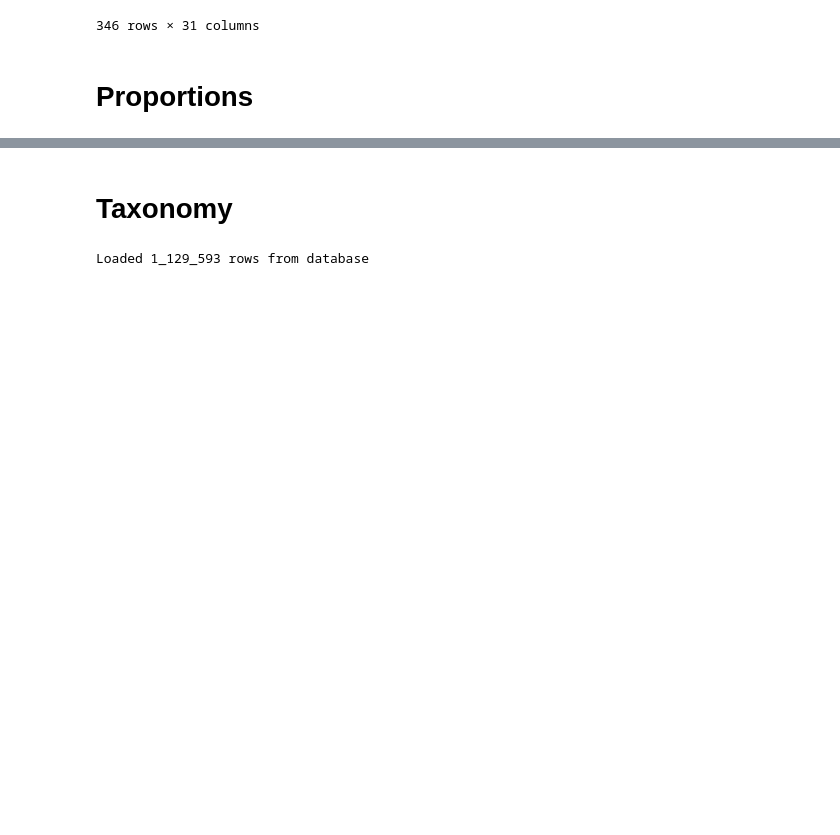
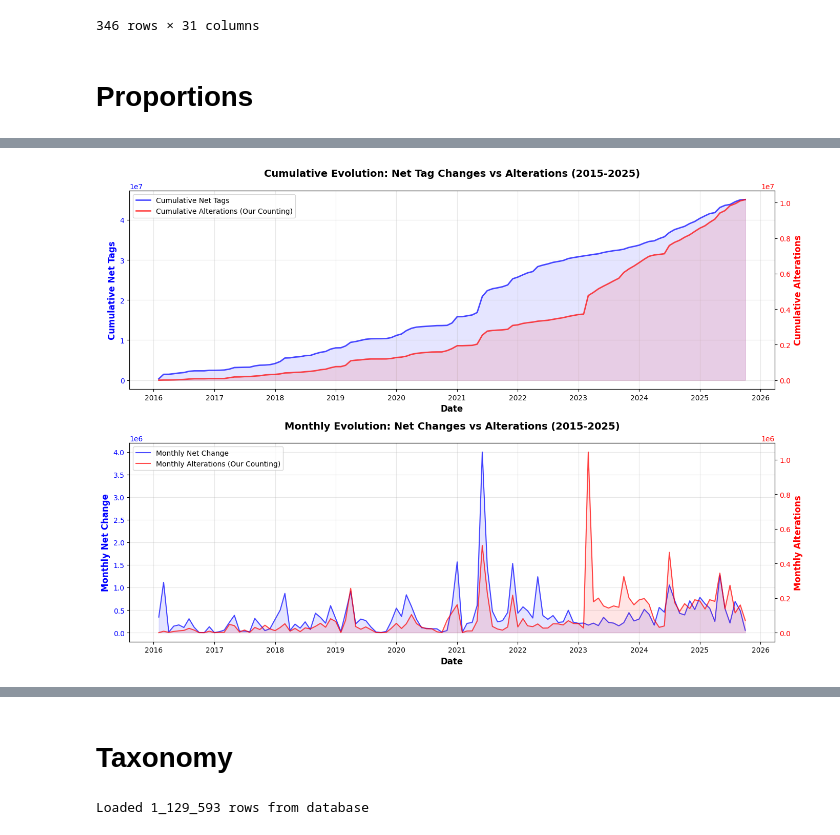
Before and after one commit to srapaport/tags-alterations, a Jupyter notebook: notebooks/quantitative.ipynb, the cells around one changed output, grey strips where cells are left out. Drawn from its saved outputs; the diff is of its cells as text; code cells hidden in the pictures; blank space fills up the shorter version.

```diff
--- a/notebooks/quantitative.ipynb
+++ b/notebooks/quantitative.ipynb
@@ -14,6 +17,7 @@ Libraries imported successfully
 df_all = pd.read_pickle("../data/tags_alteration_full_2025-10_dm.pkl")
 # %%
 df = df_all[df_all['status'] != 'non-legit'].copy()
+df = df[df['old_snap_timestamp'] >= pd.Timestamp('2016-02-23')]
 
 print(f"Total alterations: {len(df_all):_}")
 print(f"Alterations used (excluding non-legit): {len(df):_}")
@@ -419,0 +233,90 @@ Alteration rate in period: 0.3384%
+# %%
+# Create figure with 2 subplots
+fig, (ax1, ax2) = plt.subplots(2, 1, figsize=(14, 10))
+
+# ============================================================
+# FIGURE 1: Cumulative Evolution - Net Changes
+# ============================================================
+ax1_twin = ax1.twinx()
+
+# Plot cumulative net tags on left y-axis
+line1 = ax1.plot(plot_data_net['month_date'], plot_data_net['cumulative'],
+                 'b-', linewidth=2, label='Cumulative Net Tags', alpha=0.7)
+ax1.fill_between(plot_data_net['month_date'], 0, plot_data_net['cumulative'],
+                  alpha=0.1, color='blue')
+
+# Plot cumulative alterations (our counting) on right y-axis
+cumulative_alterations_net = comparison_net['total_alterations'].cumsum()
+line2 = ax1_twin.plot(comparison_net['month_date'], cumulative_alterations_net,
+                      'r-', linewidth=2, label='Cumulative Alterations (Our Counting)', alpha=0.7)
+ax1_twin.fill_between(comparison_net['month_date'], 0, cumulative_alterations_net,
+                       alpha=0.1, color='red')
+
+# Formatting
+ax1.set_xlabel('Date', fontsize=12, fontweight='bold')
+ax1.set_ylabel('Cumulative Net Tags', fontsize=12, fontweight='bold', color='blue')
+ax1_twin.set_ylabel('Cumulative Alterations', fontsize=12, fontweight='bold', color='red')
+ax1.tick_params(axis='y', labelcolor='blue')
+ax1_twin.tick_params(axis='y', labelcolor='red')
+ax1.set_title('Cumulative Evolution: Net Tag Changes vs Alterations (2015-2025)', fontsize=14, fontweight='bold', pad=20)
+ax1.grid(True, alpha=0.3)
+ax1.xaxis.set_major_formatter(mdates.DateFormatter('%Y'))
+ax1.xaxis.set_major_locator(mdates.YearLocator(1))
+
+# Add combined legend
+lines = line1 + line2
+labels = [l.get_label() for l in lines]
+ax1.legend(lines, labels, loc='upper left', fontsize=10)
+
+# ============================================================
+# FIGURE 2: Monthly Evolution - Net Changes
+# ============================================================
+ax2_twin = ax2.twinx()
+
+# Plot monthly net changes on left y-axis
+line3 = ax2.plot(plot_data_net['month_date'], plot_data_net['net_change'],
+                 'b-', linewidth=1.5, label='Monthly Net Change', alpha=0.7)
+# Use different fill for positive and negative values
+ax2.fill_between(plot_data_net['month_date'], 0, plot_data_net['net_change'],
+                  where=(plot_data_net['net_change'] >= 0),
+                  alpha=0.1, color='blue', interpolate=True)
+ax2.fill_between(plot_data_net['month_date'], 0, plot_data_net['net_change'],
+                  where=(plot_data_net['net_change'] < 0),
+                  alpha=0.1, color='orange', interpolate=True)
+
+# Plot monthly alterations on right y-axis
+line4 = ax2_twin.plot(comparison_net['month_date'], comparison_net['total_alterations'],
+                      'r-', linewidth=1.5, label='Monthly Alterations (Our Counting)', alpha=0.7)
+ax2_twin.fill_between(comparison_net['month_date'], 0, comparison_net['total_alterations'],
+                       alpha=0.1, color='red')
+
+# Formatting
+ax2.set_xlabel('Date', fontsize=12, fontweight='bold')
+ax2.set_ylabel('Monthly Net Change', fontsize=12, fontweight='bold', color='blue')
+ax2_twin.set_ylabel('Monthly Alterations', fontsize=12, fontweight='bold', color='red')
+ax2.tick_params(axis='y', labelcolor='blue')
+ax2_twin.tick_params(axis='y', labelcolor='red')
+ax2.set_title('Monthly Evolution: Net Changes vs Alterations (2015-2025)', fontsize=14, fontweight='bold', pad=20)
+ax2.grid(True, alpha=0.3)
+ax2.xaxis.set_major_formatter(mdates.DateFormatter('%Y'))
+ax2.xaxis.set_major_locator(mdates.YearLocator(1))
+
+# Add combined legend
+lines = line3 + line4
+labels = [l.get_label() for l in lines]
+ax2.legend(lines, labels, loc='upper left', fontsize=10)
+
+plt.tight_layout()
+plt.show()
+
+print(f"\nComparison Statistics:")
+print(f"  Cumulative net tags: {plot_data_net['cumulative'].iloc[-1]:_}")
+print(f"  Cumulative alterations (our counting): {cumulative_alterations_net.iloc[-1]:_}")
+print(f"  Ratio (alterations/net): {(cumulative_alterations_net.iloc[-1] / plot_data_net['cumulative'].iloc[-1]):.4f}")
+print(f"\nMonthly averages:")
+print(f"  Average tags added per month: {plot_data_net['added'].mean():,.0f}")
+print(f"  Average tags removed per month: {plot_data_net['removed'].mean():,.0f}")
+print(f"  Average net change per month: {plot_data_net['net_change'].mean():,.0f}")
+print(f"  Average alterations per month (our counting): {comparison_net['total_alterations'].mean():,.0f}")
+# %% [output]
+[figure, added]
```
Also changed, not shown: parts of 38 cells of this notebook, 1 other file.
